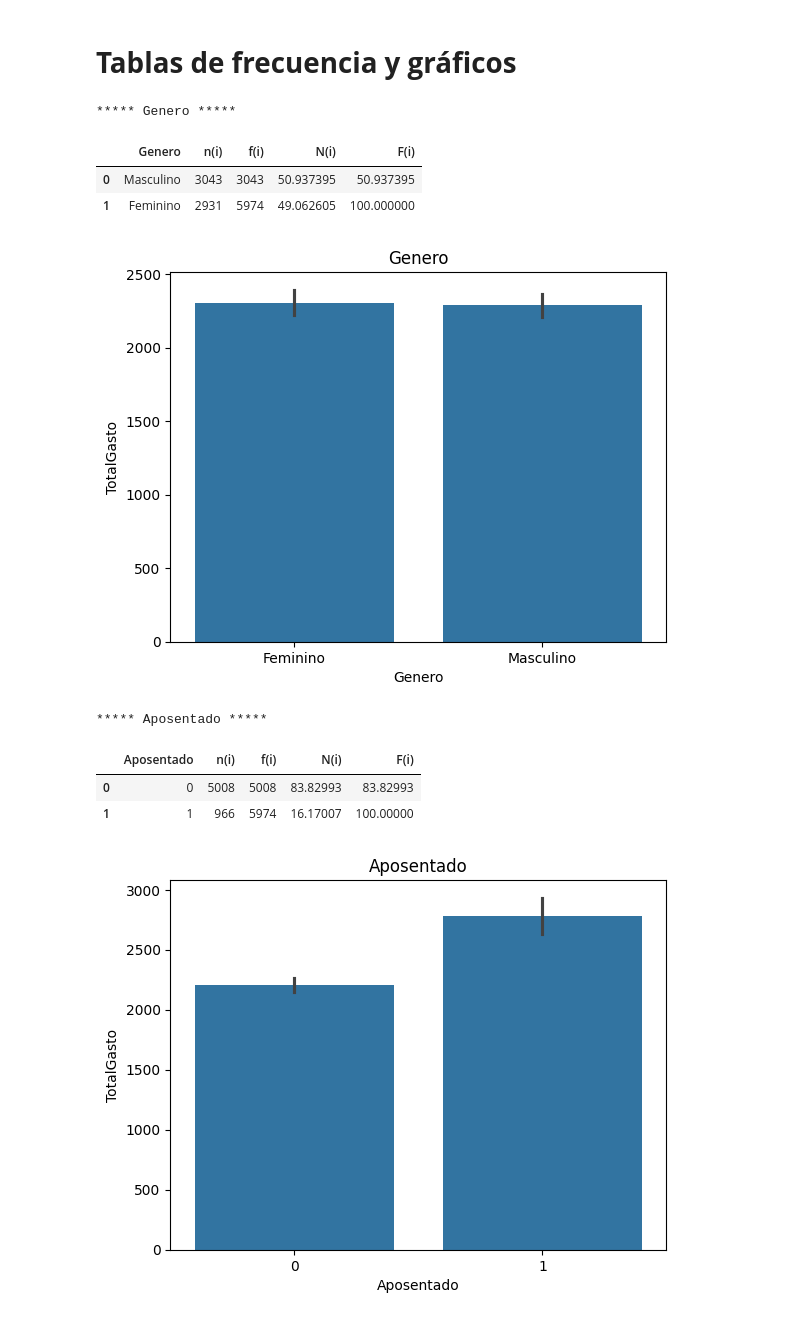
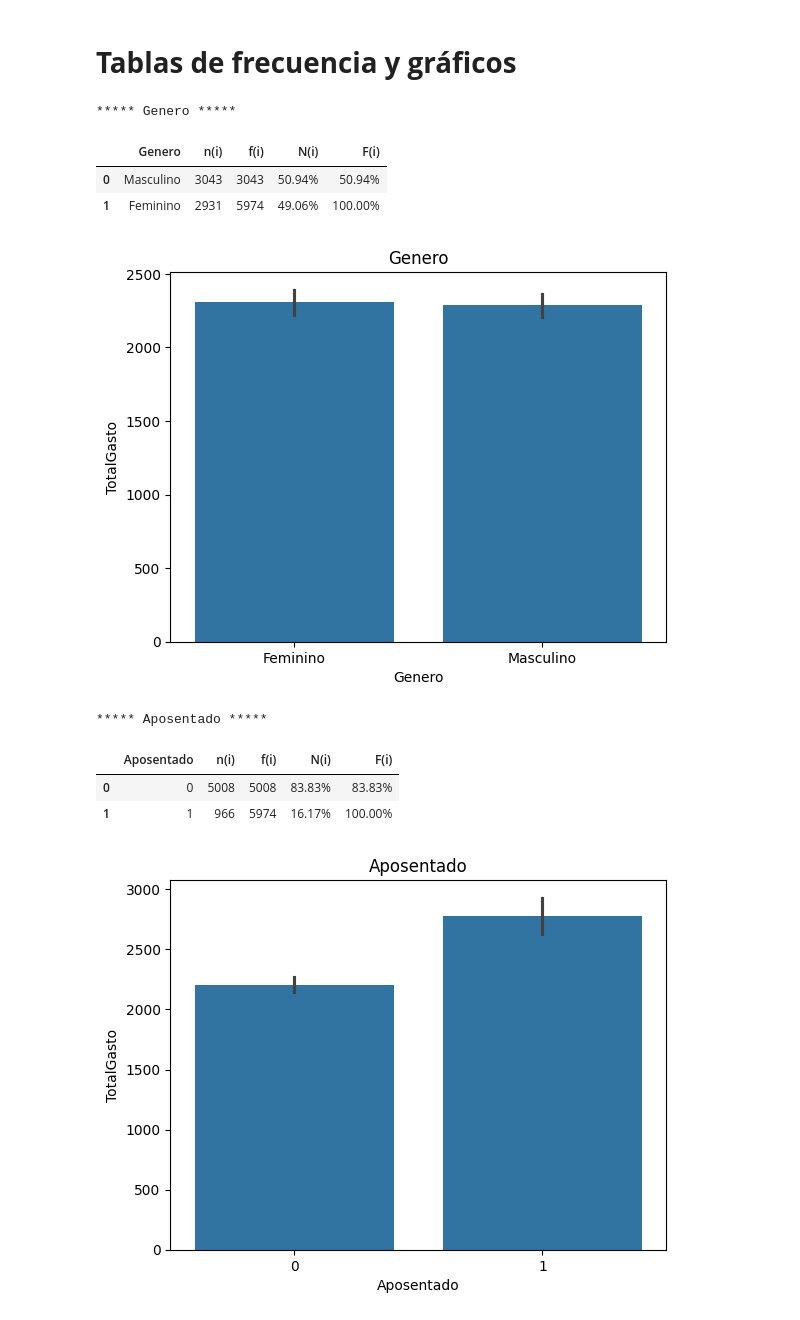
Before and after one commit to renegarcialuces/Analisis-de-Datos-Portafolio, a Jupyter notebook: ED01.ipynb, the cells around one changed output. Saved outputs shown, nothing was run; the diff lists cells and outputs as text; code cells hidden in the pictures.

```diff
--- a/ED01.ipynb
+++ b/ED01.ipynb
@@ -126,30 +127,32 @@ df.dropna(how='any', inplace=True)
 # %% [markdown]
 # **Tablas de frecuencia y gráficos**
 # %%
+from matplotlib.colors import Normalize
 for col in df.columns:
   if col not in ['IDCliente', 'MesesComoCliente', 'ValorMensal', 'TotalGasto']:
     print('\n\n')
     print(f'***** {col} *****')
     print('\n')
     fp = df[col].value_counts().reset_index()
     fp.columns = [col, 'n(i)']
     fp['f(i)'] = fp['n(i)'].cumsum()
-    fp['N(i)'] = fp['n(i)'] * 100 / fp['n(i)'].sum()
-    fp['F(i)'] = fp['N(i)'].cumsum()
+    fp['N(i)'] = (fp['n(i)'] /  fp['n(i)'].sum()).map('{:.2%}'.format)
+    Ni = (fp['n(i)'] / fp['n(i)'].sum())
+    fp['F(i)'] = (Ni.cumsum()).map('{:.2%}'.format)
     display(fp)
     sns.barplot(data=df, x=col, y='TotalGasto')
     plt.title(col)
     plt.show()
 # %% [output]
 ***** Genero *****
 |  | Genero | n(i) | f(i) | N(i) | F(i) |
-| 0 | Masculino | 3043 | 3043 | 50.937395 | 50.937395 |
-| 1 | Feminino | 2931 | 5974 | 49.062605 | 100.000000 |
+| 0 | Masculino | 3043 | 3043 | 50.94% | 50.94% |
+| 1 | Feminino | 2931 | 5974 | 49.06% | 100.00% |
 [figure]
 ***** Aposentado *****
 |  | Aposentado | n(i) | f(i) | N(i) | F(i) |
-| 0 | 0 | 5008 | 5008 | 83.82993 | 83.82993 |
-| 1 | 1 | 966 | 5974 | 16.17007 | 100.00000 |
+| 0 | 0 | 5008 | 5008 | 83.83% | 83.83% |
+| 1 | 1 | 966 | 5974 | 16.17% | 100.00% |
 [figure]
 ***** Casado *****
 |  | Casado | n(i) | f(i) | N(i) | F(i) |
```
Also changed, not shown: parts of 7 cells of this notebook.
